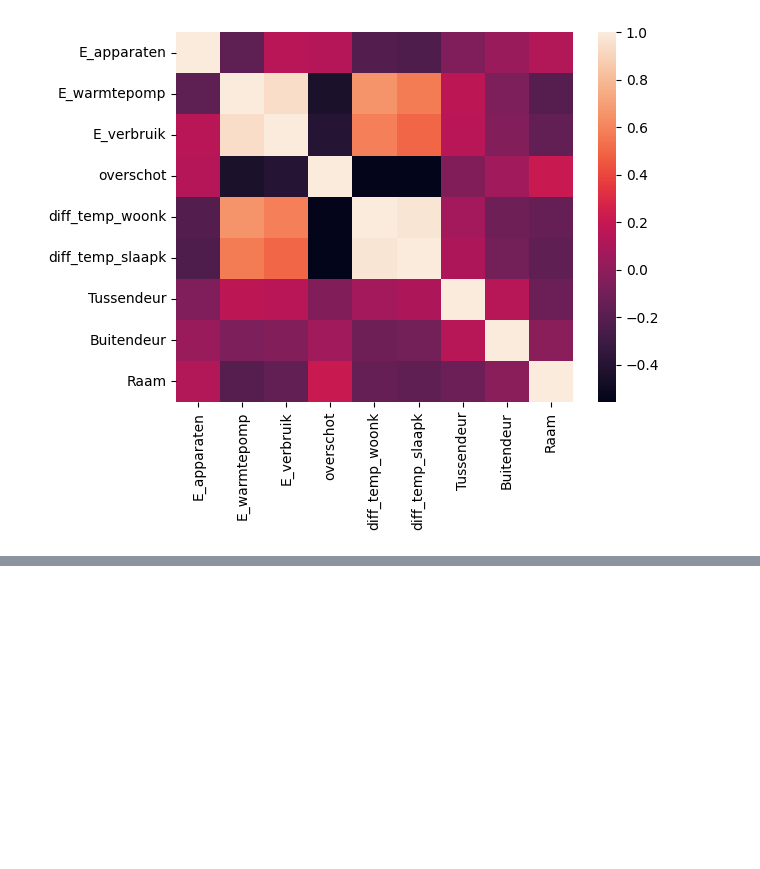
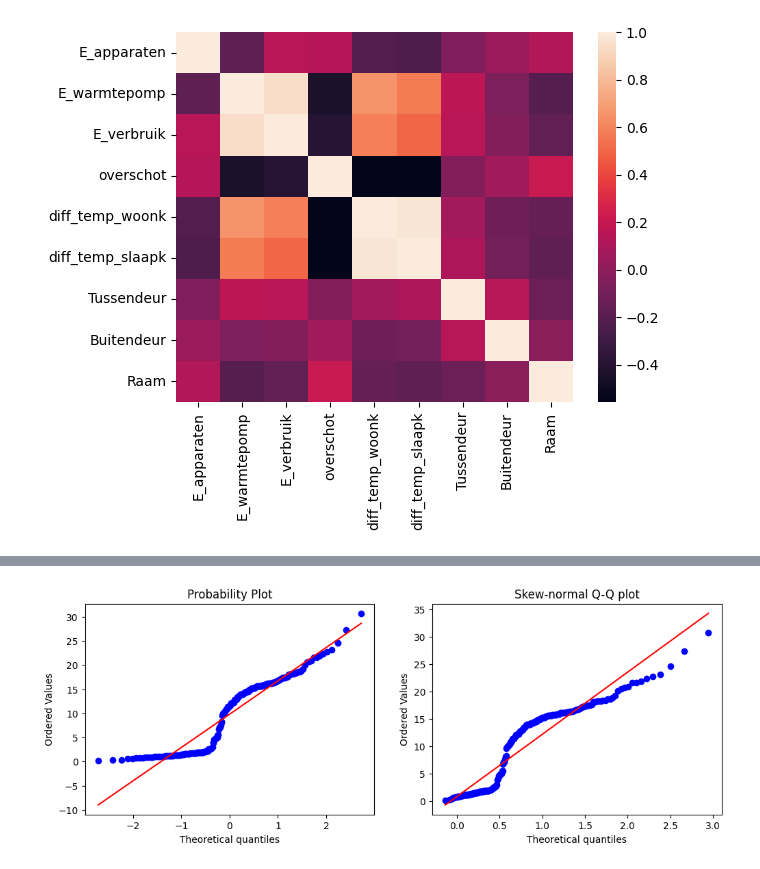
Before and after one commit to AIM-MADS-DATEXP/workshop-distributions-correlations, a Jupyter notebook: notebooks/distributions_correlations.ipynb, the cells around one changed output, grey strips where cells are left out. Saved outputs shown, nothing was run; the diff lists cells and outputs as text; code cells hidden in the pictures; blank space fills up the shorter version.

```diff
--- a/notebooks/distributions_correlations.ipynb
+++ b/notebooks/distributions_correlations.ipynb
@@ -379,0 +397,9 @@ sns.heatmap(corr)
+# %%
+fig, ax = plt.subplots(1, 2, figsize=(12, 4))
+stats.probplot(df_summ['total_energy'], plot=ax[0], dist=stats.norm);
+# then, we plot the data with a theoretical skewed normal distribution
+stats.probplot(df_summ['total_energy'], plot=ax[1], dist=stats.skewnorm, sparams=(10,));
+ax[1].set_title("Skew-normal Q-Q plot")
+plt.show()
+# %% [output]
+[figure, added]
```
Also changed, not shown: parts of 13 cells of this notebook.
